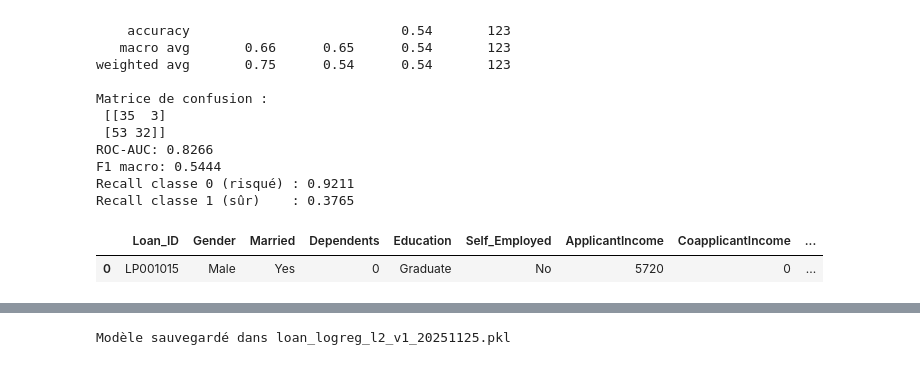
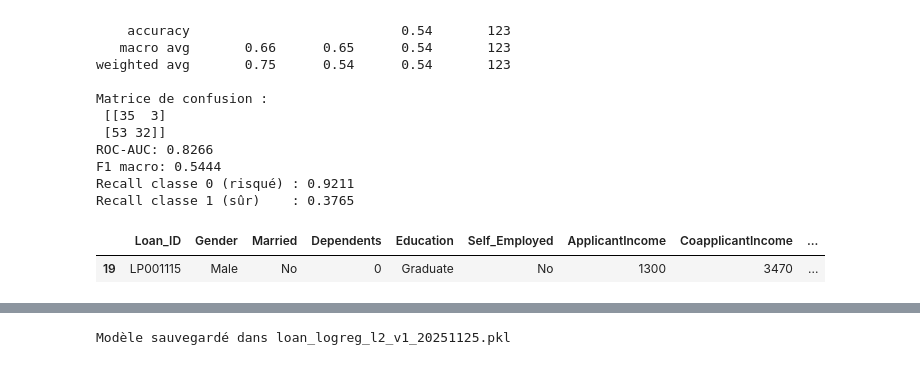
Before and after one commit to Just1919/Solvabilit-_d-un_client, a Jupyter notebook: client_credit_scoring_v1.ipynb, the cells around one changed output, grey strips where cells are left out. Cells and saved outputs as stored; diff of their text form; code cells hidden in the pictures.

```diff
--- a/client_credit_scoring_v1.ipynb
+++ b/client_credit_scoring_v1.ipynb
@@ -1097,11 +1097,11 @@ Recall classe 1 (sûr)    : 0.3765
 # %%
 best_threshold=best_threshold
 preprocessor=preprocessor
-df_new=test_df.iloc[[0]]
+df_new=test_df.iloc[[19]]
 df_new.head()
 # %% [output]
 |  | Loan_ID | Gender | Married | Dependents | Education | Self_Employed | ApplicantIncome | CoapplicantIncome | ... |
-| 0 | LP001015 | Male | Yes | 0 | Graduate | No | 5720 | 0 | ... |
+| 19 | LP001115 | Male | No | 0 | Graduate | No | 1300 | 3470 | ... |
 # %%
 df_predictions = predict_new_loans(pipeline_best, best_threshold, df_new)
 print(df_predictions[['Loan_ID','prediction','probability']])
```
Also changed, not shown: parts of 2 cells of this notebook, 1 other file.
